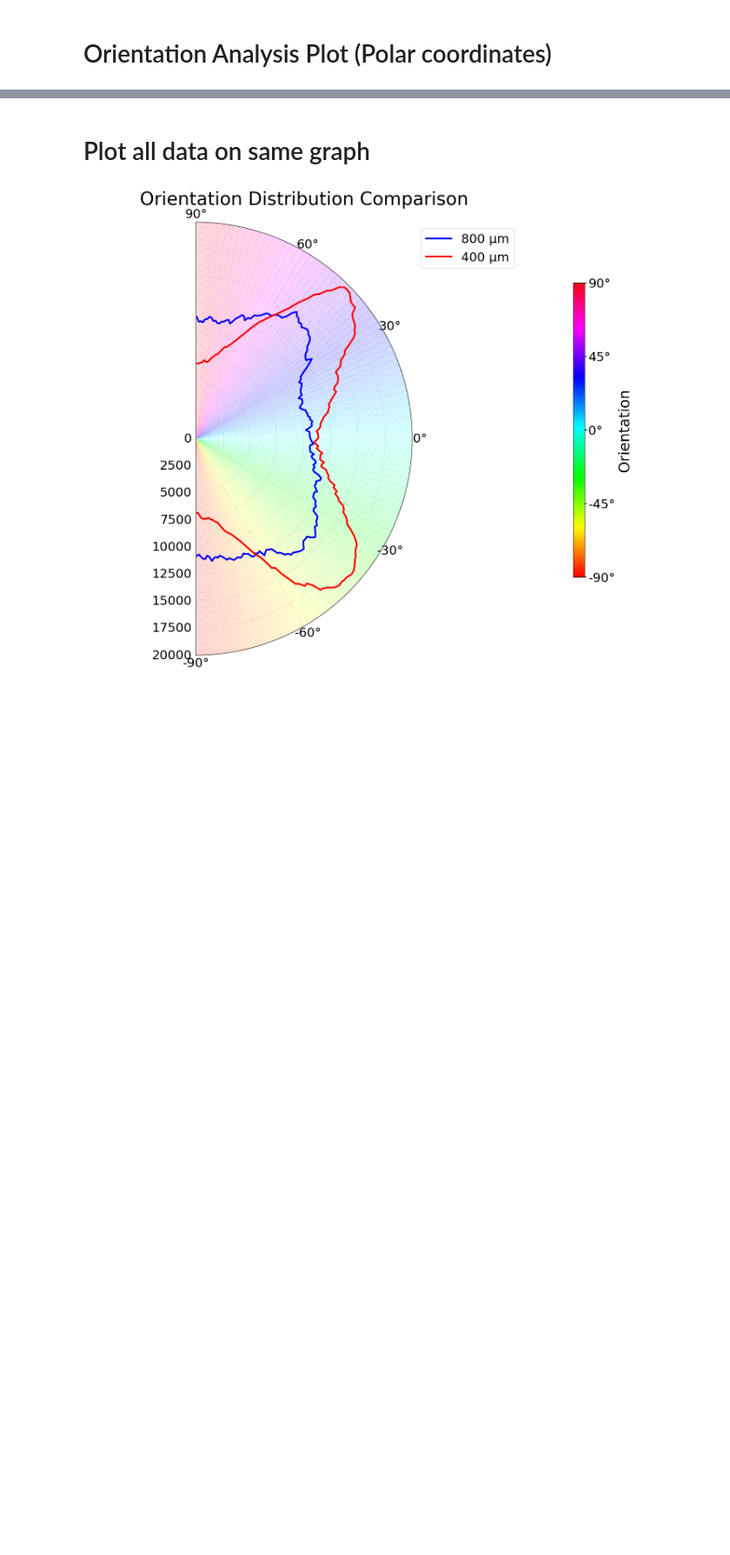
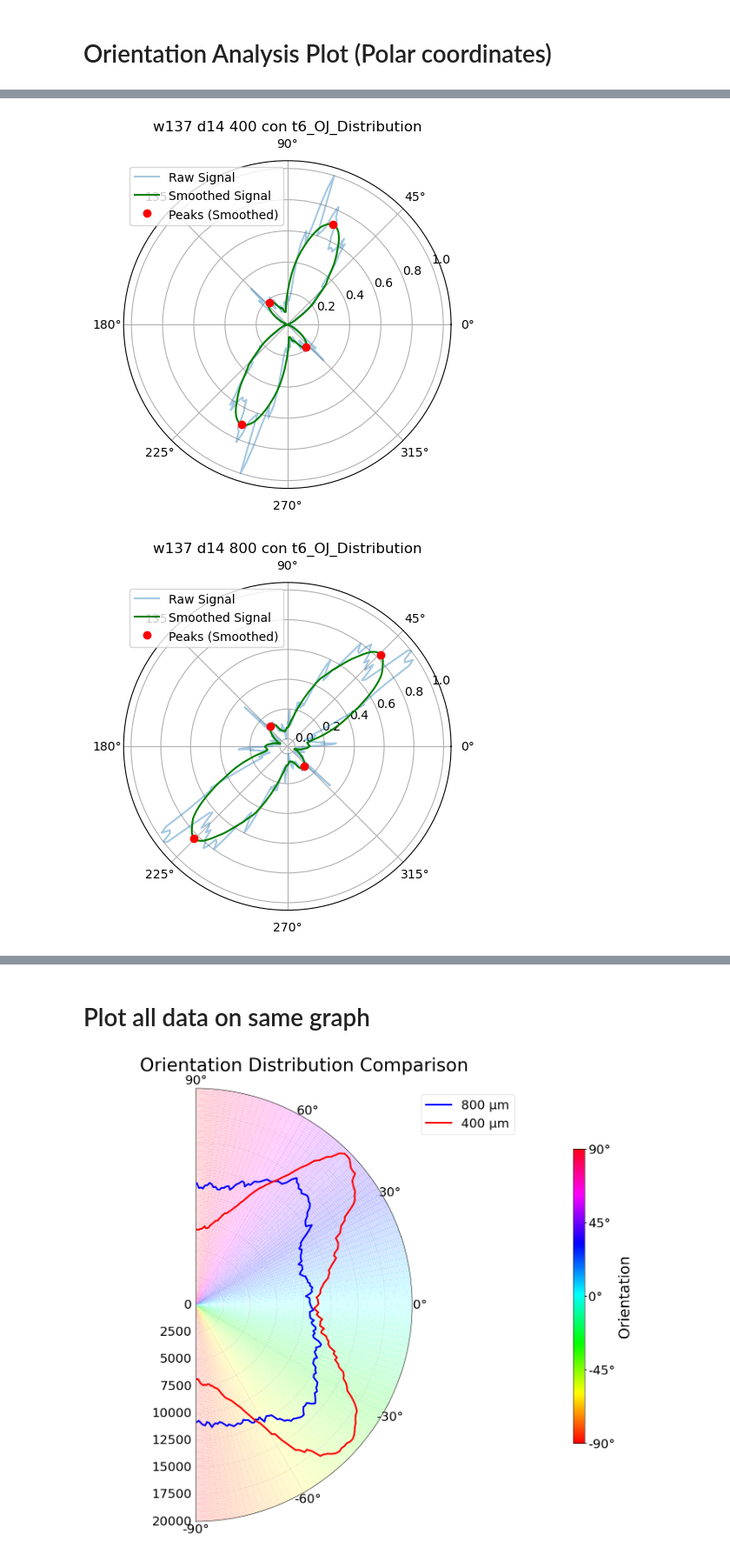
Before and after one commit to hagneeptatt/fibre_orientation_plot, a Jupyter notebook: orientation_main.ipynb, the cells around one changed output, grey strips where cells are left out. Shown at 87% size. Cells and saved outputs as stored; diff of their text form; code cells hidden in the pictures; blank space fills up the shorter version.

```diff
--- a/orientation_main.ipynb
+++ b/orientation_main.ipynb
@@ -22,3 +24,81 @@ import scipy
 import numpy as np
 
 plt.rcParams['svg.fonttype'] = 'none'
+# %%
+# Import data from filepath
+
+folder_path = Path(r"C:\Users\mbgm4fs3\OneDrive - The University of Manchester\PhD\Experimental\Data\5. Mechanical Stimulation\Primary\Imaging\Pic Red\analysed")
+
+for csv_file in folder_path.glob("*.csv"):
+
+    title = csv_file.stem
+    print(title)
+
+    # read in csv file
+    df = pd.read_csv(csv_file)
+
+    # df is from -90 to 90, but we want from 0 to 360 to ensure all peaks within datarange
+    # first add 90 to original df make it from 0 to 180
+    df['Orientation'] += 90
+
+    # Create a second copy shifted from [0, 180] → [180, 360]
+    df_copy = df.assign(Orientation=df['Orientation'] + 180)
+
+    # append second half of circular data to first to get 360 degree data
+    df_circular = pd.concat([df, df_copy], ignore_index=True)
+
+    # now lets extend the data -180 and +180 to avoid artefacts when smoothing
+    # Assume df has 'Orientation' from 0 to 360 and 'Signal'
+    df_extended = pd.concat([df_circular.assign(Orientation=df_circular['Orientation'] - 360),
+                             df_circular,
+                             df_circular.assign(Orientation=df_circular['Orientation'] + 360)],
+                             ignore_index=True)
+
+    # calculate orientation in radians
+    df_extended['Orientation_rad'] = df_extended['Orientation'] * (math.pi / 180)
+
+    # normalise data
+    Slice1_min = df_extended['Slice1'].min()
+    Slice1_max = df_extended['Slice1'].max()
+    print(Slice1_min)
+    print(Slice1_max)
+    df_extended['Slice1_norm'] = (df_extended['Slice1'] - Slice1_min)/(Slice1_max - Slice1_min)
+
+    # smooth signal
+    df_extended['Slice1_smooth'] = savgol_filter(df_extended['Slice1_norm'], 50, 2)
+
+    # Trim back to the original 0–360 range
+    df_trimmed = df_extended[(df_extended['Orientation'] >= 0) & (df_extended['Orientation'] <= 360)].reset_index(drop=True)
+
+
+    # find peaks from data
+    # compare find_peaks of smoothed data, to find_peaks_cwt of raw data
+    # find peaks in smoothed signal
+    peaks, props = scipy.signal.find_peaks(df_trimmed['Slice1_smooth'], distance=35, height=0.1)
+
+
+    # Set up plot
+    fig, ax = plt.subplots(subplot_kw={'projection': 'polar'})
+
+    # Plot raw signal
+    ax.plot(df_trimmed['Orientation_rad'], df_trimmed['Slice1_norm'], label='Raw Signal', alpha=0.4)
+
+    # Plot smoothed signal
+    ax.plot(df_trimmed['Orientation_rad'], df_trimmed['Slice1_smooth'], label='Smoothed Signal', color='green')
+
+    # Plot peaks from smoothed signal
+    ax.plot(df_trimmed['Orientation_rad'].iloc[peaks],
+            df_trimmed['Slice1_smooth'].iloc[peaks],
+            'ro', label='Peaks (Smoothed)')
+
+    # Decorations
+    ax.set_title(title)
+#     ax.set_xlabel('Orientation (Degrees)')
+#     ax.set_ylabel('Frequency')
+    ax.legend()
+    ax.grid(True)
+
+    # Save the figure as SVG
+    plt.tight_layout()
+    plt.savefig(f'{title}.svg', format='svg')
+# %% [output]
@@ -24,0 +122,2 @@ plt.rcParams['svg.fonttype'] = 'none'
+[figure, added]
+[figure, added]
```
Also changed, not shown: parts of 4 cells of this notebook.
